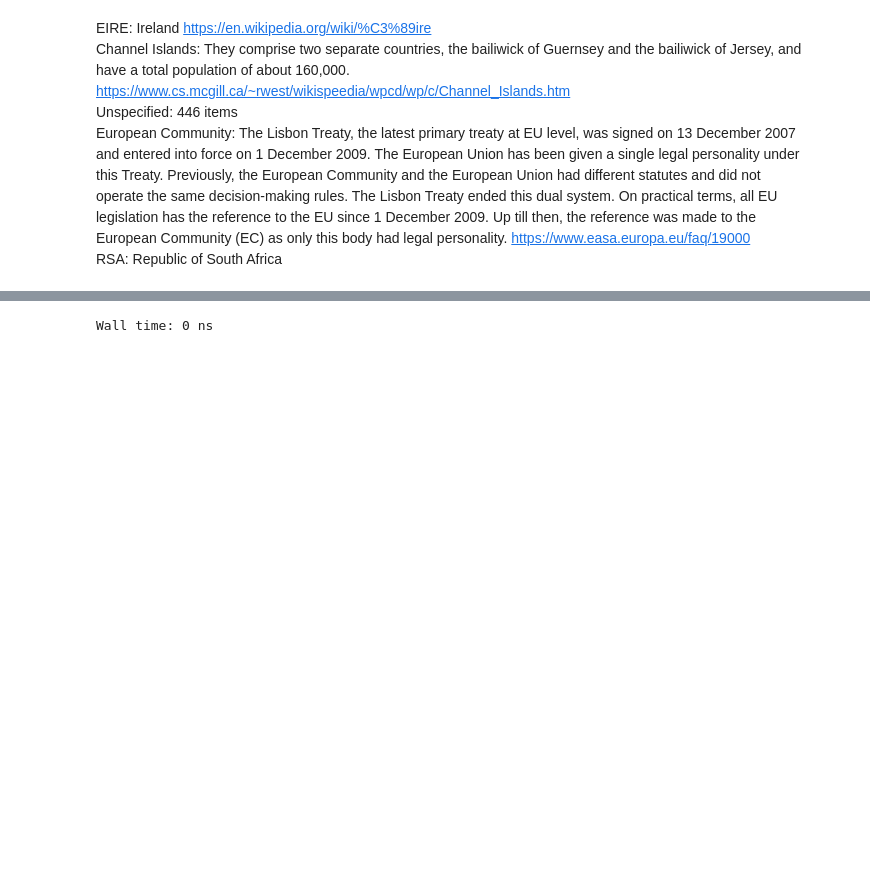
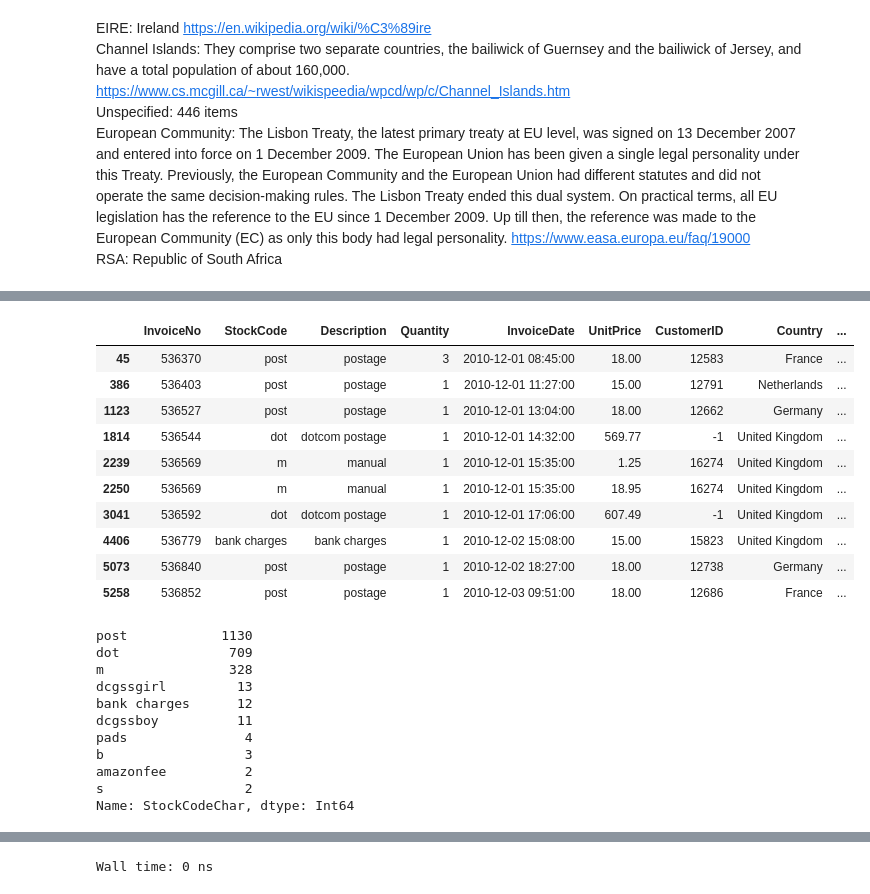
Before and after one commit to KayhanB21/online-retail, a Jupyter notebook: data-exploration.ipynb, the cells around one changed output, grey strips where cells are left out. Cells and saved outputs as stored; diff of their text form; code cells hidden in the pictures; blank space fills up the shorter version.

```diff
--- a/data-exploration.ipynb
+++ b/data-exploration.ipynb
@@ -411,0 +572,30 @@ Wall time: 3.17 ms
+# %%
+%%time
+# @formatter:on
+
+unknown_products = df[df['StockCodeNum'] == -1]
+display(unknown_products.head(10))
+display(unknown_products['StockCodeChar'].value_counts(dropna = False))
+# %% [output]
+|  | InvoiceNo | StockCode | Description | Quantity | InvoiceDate | UnitPrice | CustomerID | Country | ... |
+| 45 | 536370 | post | postage | 3 | 2010-12-01 08:45:00 | 18.00 | 12583 | France | ... |
+| 386 | 536403 | post | postage | 1 | 2010-12-01 11:27:00 | 15.00 | 12791 | Netherlands | ... |
+| 1123 | 536527 | post | postage | 1 | 2010-12-01 13:04:00 | 18.00 | 12662 | Germany | ... |
+| 1814 | 536544 | dot | dotcom postage | 1 | 2010-12-01 14:32:00 | 569.77 | -1 | United Kingdom | ... |
+| 2239 | 536569 | m | manual | 1 | 2010-12-01 15:35:00 | 1.25 | 16274 | United Kingdom | ... |
+| 2250 | 536569 | m | manual | 1 | 2010-12-01 15:35:00 | 18.95 | 16274 | United Kingdom | ... |
+| 3041 | 536592 | dot | dotcom postage | 1 | 2010-12-01 17:06:00 | 607.49 | -1 | United Kingdom | ... |
+| 4406 | 536779 | bank charges | bank charges | 1 | 2010-12-02 15:08:00 | 15.00 | 15823 | United Kingdom | ... |
+| 5073 | 536840 | post | postage | 1 | 2010-12-02 18:27:00 | 18.00 | 12738 | Germany | ... |
+| 5258 | 536852 | post | postage | 1 | 2010-12-03 09:51:00 | 18.00 | 12686 | France | ... |
+post            1130
+dot              709
+m                328
+dcgssgirl         13
+bank charges      12
+dcgssboy          11
+pads               4
+b                  3
+amazonfee          2
+s                  2
+Name: StockCodeChar, dtype: Int64
```
Also changed, not shown: parts of 24 cells of this notebook.
